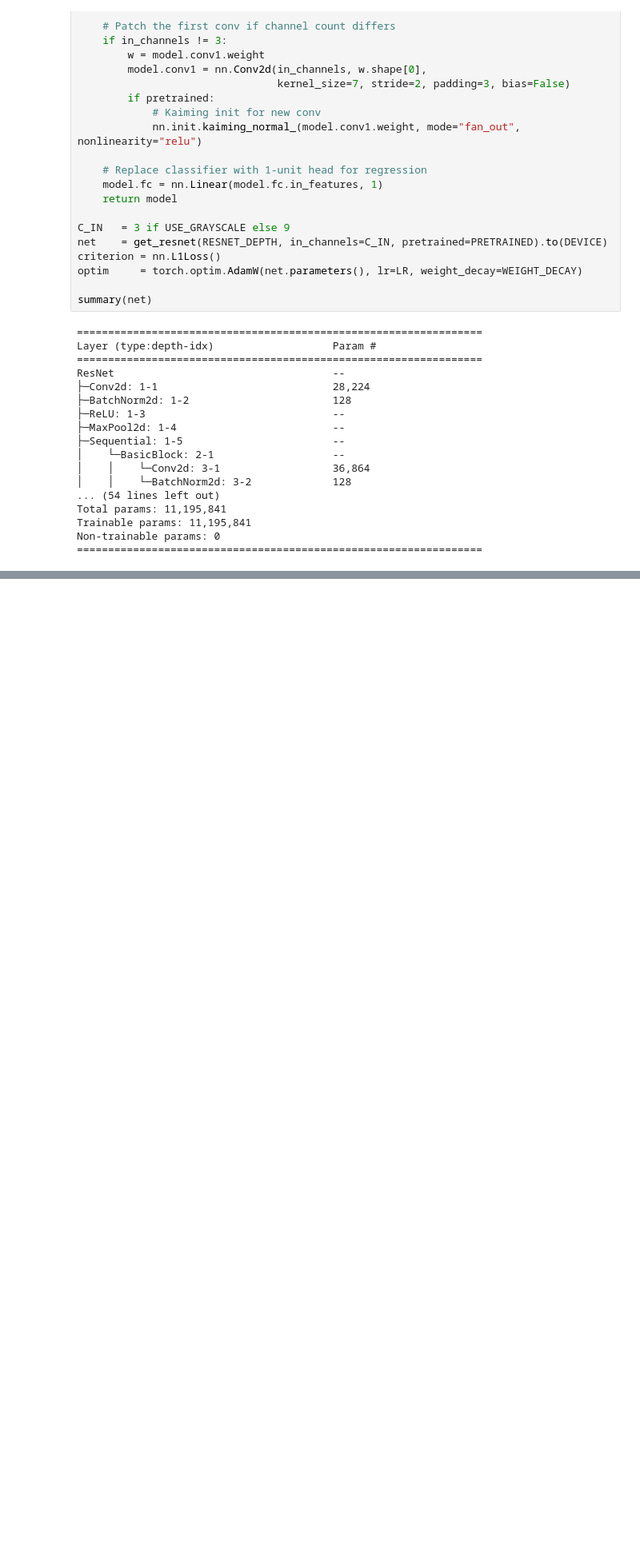
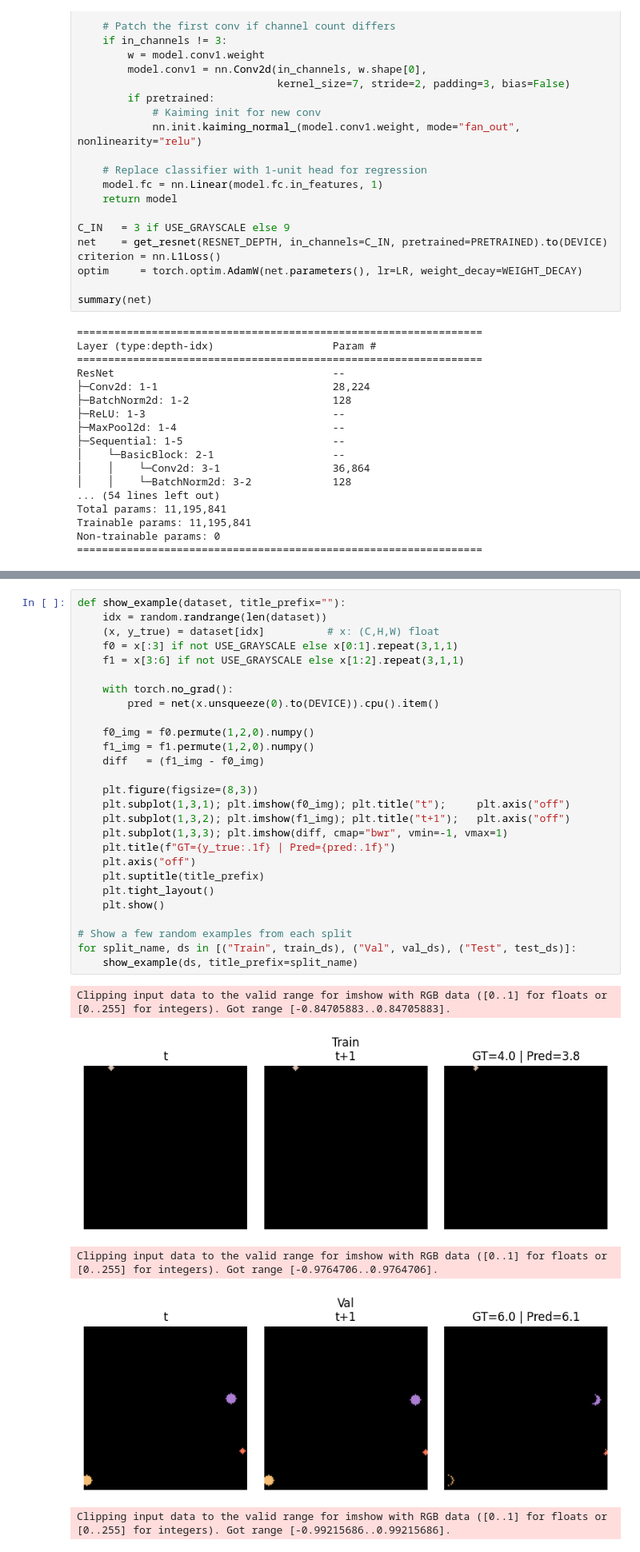
Before and after one commit to SevanBrodjian/FlowCount, a Jupyter notebook: drifting_dots_v3.ipynb, the cells around one changed output, grey strips where cells are left out. Shown at 80% size. Saved outputs shown, nothing was run; the diff lists cells and outputs as text; blank space fills up the shorter version.

```diff
--- a/drifting_dots_v3.ipynb
+++ b/drifting_dots_v3.ipynb
@@ -223,0 +298,33 @@ ImportError: IProgress not found. Please update jupyter and ipywidgets. See http
+# %%
+def show_example(dataset, title_prefix=""):
+    idx = random.randrange(len(dataset))
+    (x, y_true) = dataset[idx]          # x: (C,H,W) float
+    f0 = x[:3] if not USE_GRAYSCALE else x[0:1].repeat(3,1,1)
+    f1 = x[3:6] if not USE_GRAYSCALE else x[1:2].repeat(3,1,1)
+
+    with torch.no_grad():
+        pred = net(x.unsqueeze(0).to(DEVICE)).cpu().item()
+
+    f0_img = f0.permute(1,2,0).numpy()
+    f1_img = f1.permute(1,2,0).numpy()
+    diff   = (f1_img - f0_img)
+
+    plt.figure(figsize=(8,3))
+    plt.subplot(1,3,1); plt.imshow(f0_img); plt.title("t");     plt.axis("off")
+    plt.subplot(1,3,2); plt.imshow(f1_img); plt.title("t+1");   plt.axis("off")
+    plt.subplot(1,3,3); plt.imshow(diff, cmap="bwr", vmin=-1, vmax=1)
+    plt.title(f"GT={y_true:.1f} | Pred={pred:.1f}")
+    plt.axis("off")
+    plt.suptitle(title_prefix)
+    plt.tight_layout()
+    plt.show()
+
+# Show a few random examples from each split
+for split_name, ds in [("Train", train_ds), ("Val", val_ds), ("Test", test_ds)]:
+    show_example(ds, title_prefix=split_name)
+# %% [output]
+Clipping input data to the valid range for imshow with RGB data ([0..1] for floats or [0..255] for integers). Got range [-0.84705883..0.84705883].
+[figure, added]
+Clipping input data to the valid range for imshow with RGB data ([0..1] for floats or [0..255] for integers). Got range [-0.9764706..0.9764706].
+[figure, added]
+Clipping input data to the valid range for imshow with RGB data ([0..1] for floats or [0..255] for integers). Got range [-0.99215686..0.99215686].
```
Also changed, not shown: parts of 12 cells of this notebook.
